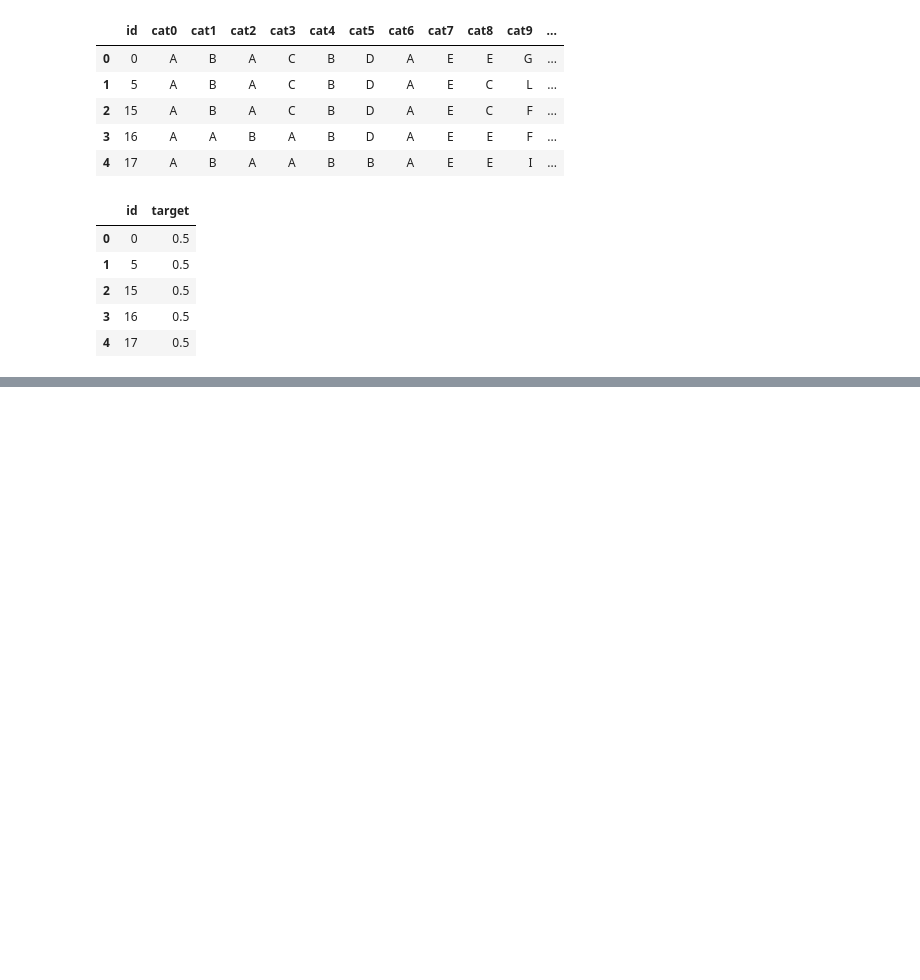
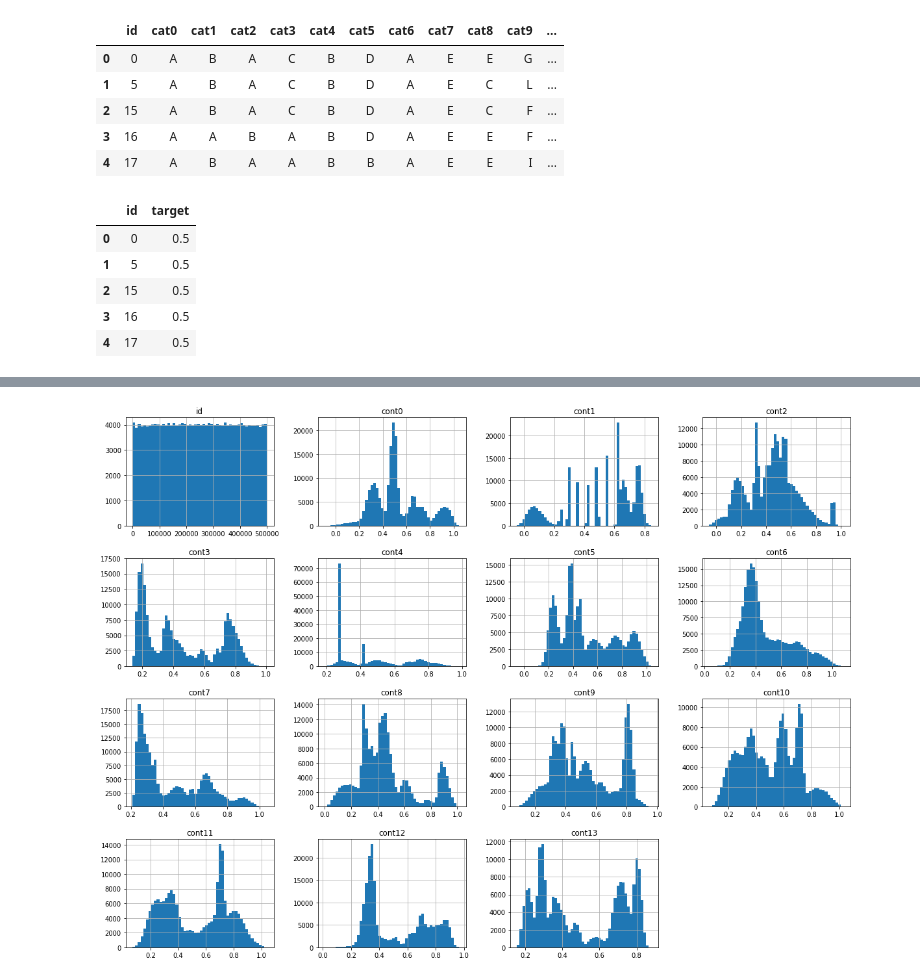
Before and after one commit to lucabasa/kaggle_competitions, a Jupyter notebook: tabular_playground/february/01_exploration.ipynb, the cells around one changed output, grey strips where cells are left out. Saved outputs shown, nothing was run; the diff lists cells and outputs as text; code cells hidden in the pictures; blank space fills up the shorter version.

```diff
--- a/tabular_playground/february/01_exploration.ipynb
+++ b/tabular_playground/february/01_exploration.ipynb
@@ -40,0 +65,5 @@ subs.head()
+# %%
+df_test.hist(bins=50, figsize=(20,15))
+plt.show()
+# %% [output]
+[figure, added]
```
Also changed, not shown: parts of 22 cells of this notebook.
